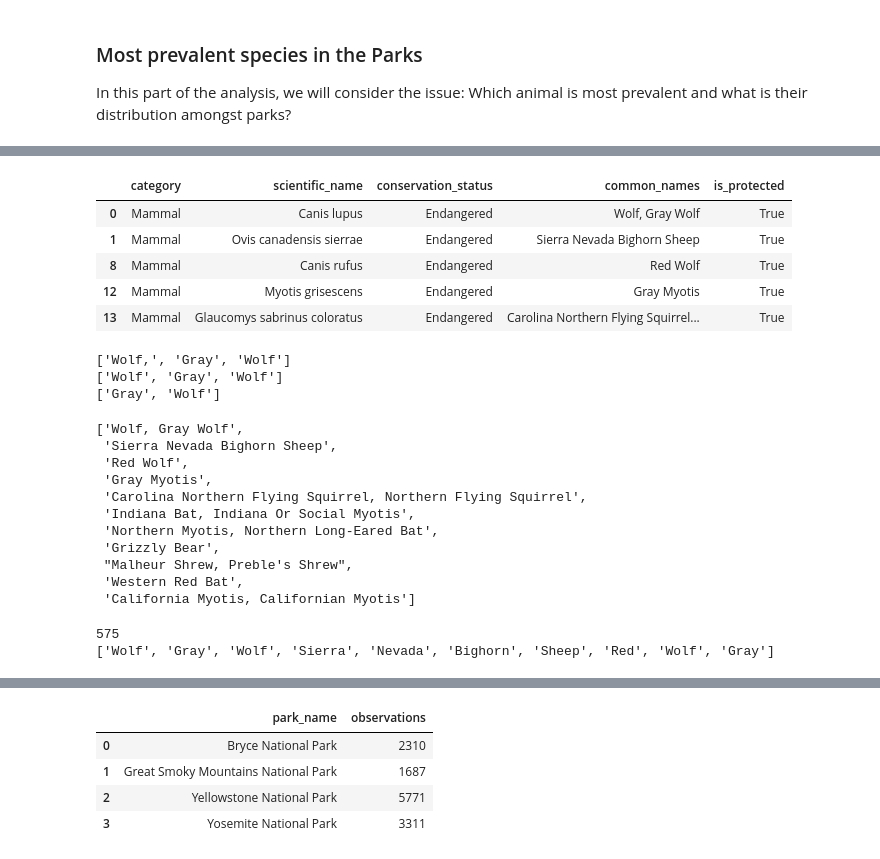
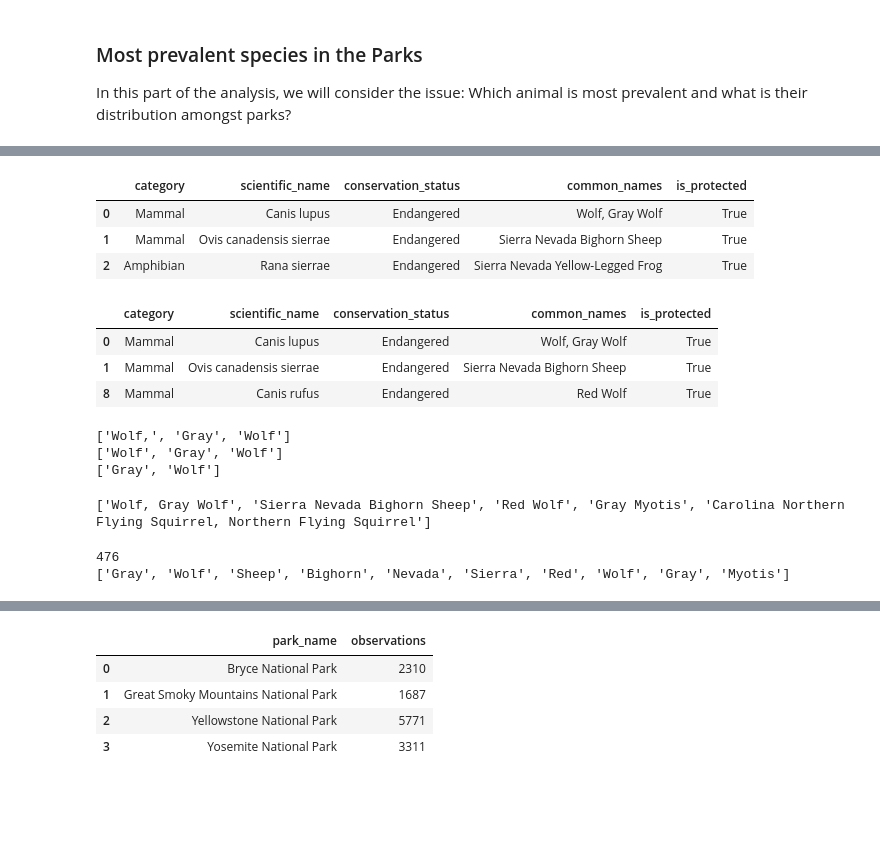
Before and after one commit to 7086600/biodiversity_project, a Jupyter notebook: biodiversity.ipynb, the cells around one changed output, grey strips where cells are left out. Cells and saved outputs as stored; diff of their text form; code cells hidden in the pictures; blank space fills up the shorter version.

Commit message:
refactoring words counting at common names column

```diff
--- a/biodiversity.ipynb
+++ b/biodiversity.ipynb
@@ -766,14 +752,21 @@ species_clean.head(10)
+# %%
+# using species_clean data set
+species_clean.head(3)
+# %% [output]
+|  | category | scientific_name | conservation_status | common_names | is_protected |
+| 0 | Mammal | Canis lupus | Endangered | Wolf, Gray Wolf | True |
+| 1 | Mammal | Ovis canadensis sierrae | Endangered | Sierra Nevada Bighorn Sheep | True |
+| 2 | Amphibian | Rana sierrae | Endangered | Sierra Nevada Yellow-Legged Frog | True |
 # %%
+# filtering Mammals
 filt_animals = (species_clean['category'] == 'Mammal')
 animals = species_clean.loc[filt_animals, :]
-animals.head()
+animals.head(3)
 # %% [output]
 |  | category | scientific_name | conservation_status | common_names | is_protected |
 | 0 | Mammal | Canis lupus | Endangered | Wolf, Gray Wolf | True |
 | 1 | Mammal | Ovis canadensis sierrae | Endangered | Sierra Nevada Bighorn Sheep | True |
 | 8 | Mammal | Canis rufus | Endangered | Red Wolf | True |
-| 12 | Mammal | Myotis grisescens | Endangered | Gray Myotis | True |
-| 13 | Mammal | Glaucomys sabrinus coloratus | Endangered | Carolina Northern Flying Squirrel... | True |
 # %%
 # trying out string manipulation
 common_name = "Wolf, Gray Wolf"
@@ -784,26 +777,23 @@ print(list(set(remove_punctuation(common_name).split())))
 ['Wolf,', 'Gray', 'Wolf']
 ['Wolf', 'Gray', 'Wolf']
 ['Gray', 'Wolf']
-# %%
-animals_com_names_list = animals['common_names'].to_list()
-animals_com_names_list[:11]
-# %% [output]
-['Wolf, Gray Wolf',
- 'Sierra Nevada Bighorn Sheep',
- 'Red Wolf',
- 'Gray Myotis',
- 'Carolina Northern Flying Squirrel, Northern Flying Squirrel',
- 'Indiana Bat, Indiana Or Social Myotis',
- 'Northern Myotis, Northern Long-Eared Bat',
- 'Grizzly Bear',
- "Malheur Shrew, Preble's Shrew",
- 'Western Red Bat',
- 'California Myotis, Californian Myotis']
-# %%
-words_list = remove_punctuation(", ".join(animals_com_names_list)).split()
-print(len(words_list))
-print(words_list[:10])
-# %% [output]
-575
-['Wolf', 'Gray', 'Wolf', 'Sierra', 'Nevada', 'Bighorn', 'Sheep', 'Red', 'Wolf', 'Gray']
+# %%
+# creating a list of all common names
+animals_com_names_list = animals['common_names'].to_list()
+print(animals_com_names_list[:5])
+# %% [output]
+['Wolf, Gray Wolf', 'Sierra Nevada Bighorn Sheep', 'Red Wolf', 'Gray Myotis', 'Carolina Northern Flying Squirrel, Northern Flying Squirrel']
+# %%
+# creating a list of all unique words in each common names values column
+unique_world_list = []
+for x in animals_com_names_list:
+    # remove punctuation and split by space
+    words = remove_punctuation(x).split()
+    # add unique words to the list
+    unique_world_list.extend(list(set(words)))
+print(len(unique_world_list))
+print(unique_world_list[:10])
+# %% [output]
+476
+['Gray', 'Wolf', 'Sheep', 'Bighorn', 'Nevada', 'Sierra', 'Red', 'Wolf', 'Gray', 'Myotis']
 # %%
```
Also changed, not shown: parts of 3 cells of this notebook.
